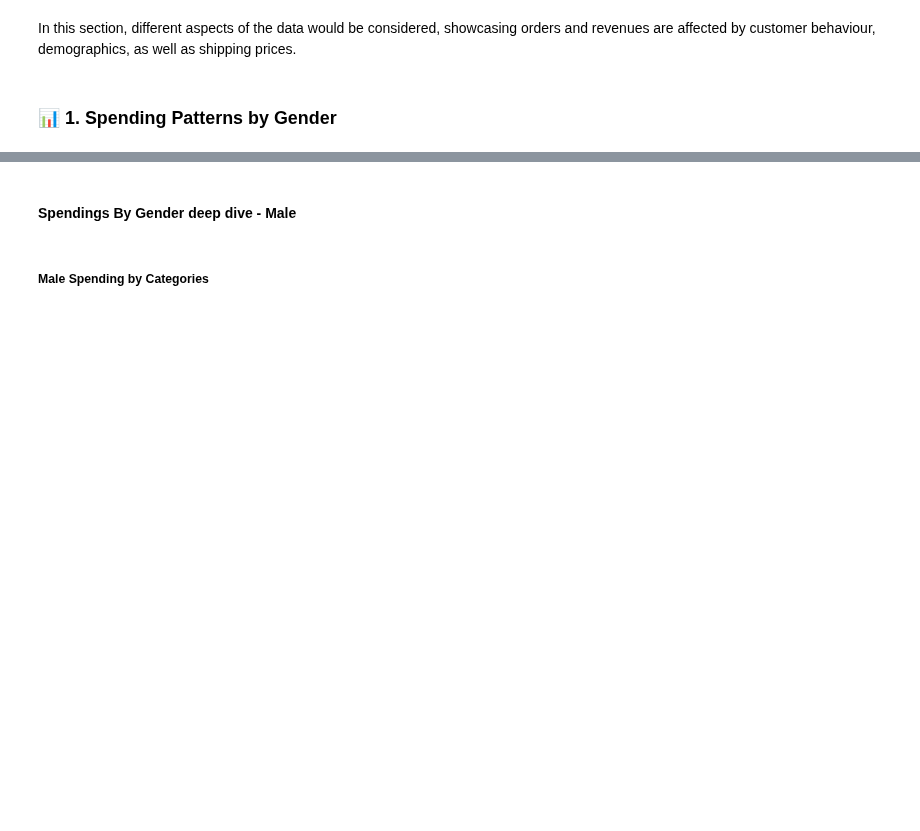
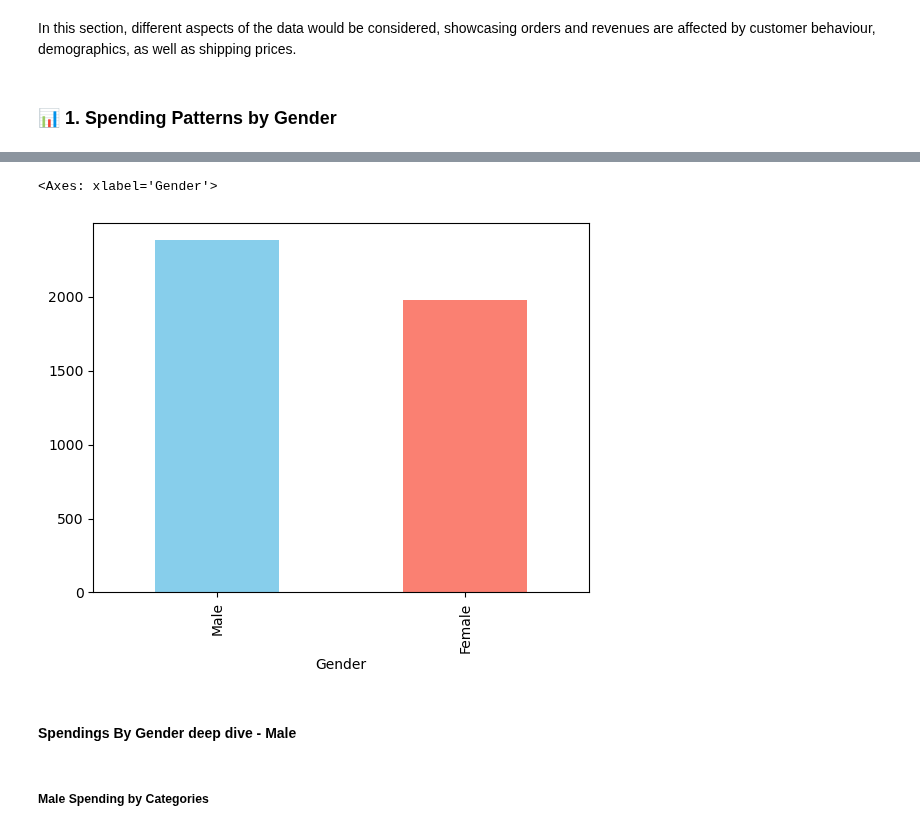
Before and after one commit to Mohammed-Hanan-Othman/ecommerce-sales-analysis, a Jupyter notebook: notebooks/1.customer_behaviour_analysis.ipynb, the cells around one changed output, grey strips where cells are left out. Cells and saved outputs as stored; diff of their text form; code cells hidden in the pictures; blank space fills up the shorter version.

```diff
--- a/notebooks/1.customer_behaviour_analysis.ipynb
+++ b/notebooks/1.customer_behaviour_analysis.ipynb
@@ -55,3 +56,17 @@ It appears `Male`s spend almost twice as much as `Female`s. We would delve deepe
+# %%
+# Average spending per order
+
+# Get order totals on each day for each customer
+df_order_totals = df.groupby(["Order Date", "Gender"])["Total Price Calc"].sum().reset_index()
+
+# Obtain average by `Gender`
+df_avg_spend =  df_order_totals.groupby("Gender")["Total Price Calc"].mean().sort_values(ascending=False)
+
+# Bar plot of the data
+df_avg_spend.plot(kind="bar", color=['skyblue', 'salmon'])
+# %% [output]
+<Axes: xlabel='Gender'>
+[figure, added]
 # %% [markdown]
 #### Spendings By Gender deep dive - Male
 # %% [markdown]
```
Also changed, not shown: parts of 2 cells of this notebook.
